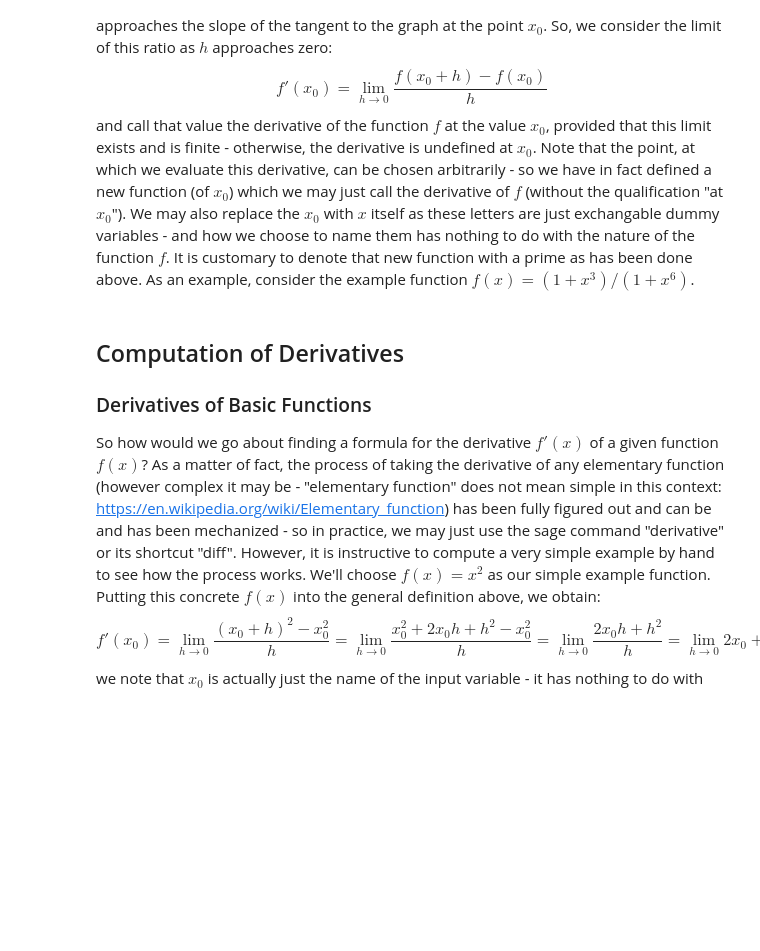
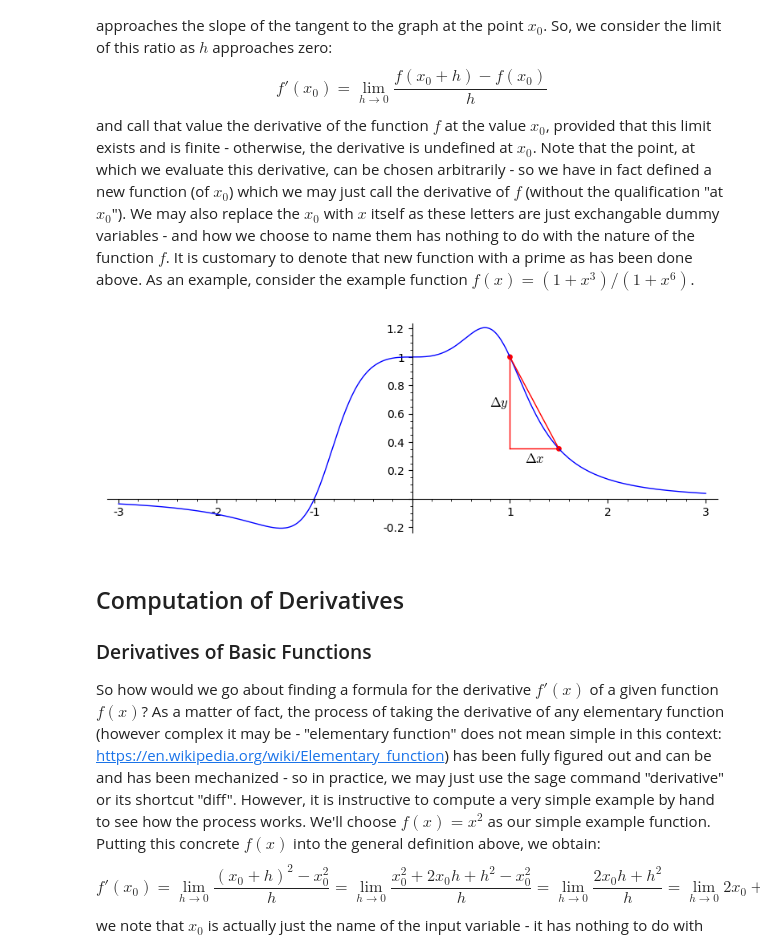
Before and after one commit to RobinSchmidt/RS-MET-Research, a Jupyter notebook: Notebooks/Sage/MathTopics/Derivatives.ipynb, the cells around one changed output. Cells and saved outputs as stored; diff of their text form; code cells hidden in the pictures; blank space fills up the shorter version.

```diff
--- a/Notebooks/Sage/MathTopics/Derivatives.ipynb
+++ b/Notebooks/Sage/MathTopics/Derivatives.ipynb
@@ -6,13 +6,17 @@ and call that value the derivative of the function $f$ at the value $x_0$, provi
 # %%
 f(x) = (1+x^3) / (1+x^6)
 p = plot(f(x), -3, 3)
 x0, x1 = 1.0, 1.5
 y0, y1 = f(x0), f(x1)
 p += points([(x0,y0),(x1,y1)], pointsize=24, color="red")
 p += line([(x0,y0),(x1,y1)], color="red") # maybe make it longer
 p += line([(x0,y1),(x1,y1)], color="red") # dx, horizontal
 p += line([(x0,y0),(x0,y1)], color="red") # dy, vertical
 p += text("$\Delta x$", ((x0+x1)/2, y1-0.07), color='black', fontsize=12)
 p += text("$\Delta y$", (x0-0.11, (y0+y1)/2),  color='black', fontsize=12)
-p += text("$\\frac{\Delta x}{\Delta y}$", ((x0+x1)/2+0.15, (y0+y1)/2), color='black', fontsize=12)
-#p.show(figsize=(8,3))
+#p += text("$\\frac{\Delta x}{\Delta y}$", ((x0+x1)/2+0.15, (y0+y1)/2), color='black', fontsize=12)
+p.show(figsize=(8,3))
+# todo: make an interactive plot that lets the user adjust x_0 and h via sliders,
+# maybe also select the function from a set of examples
+# %% [output]
+[figure, added]
```
Also changed, not shown: parts of 2 cells of this notebook, 1 other file.
